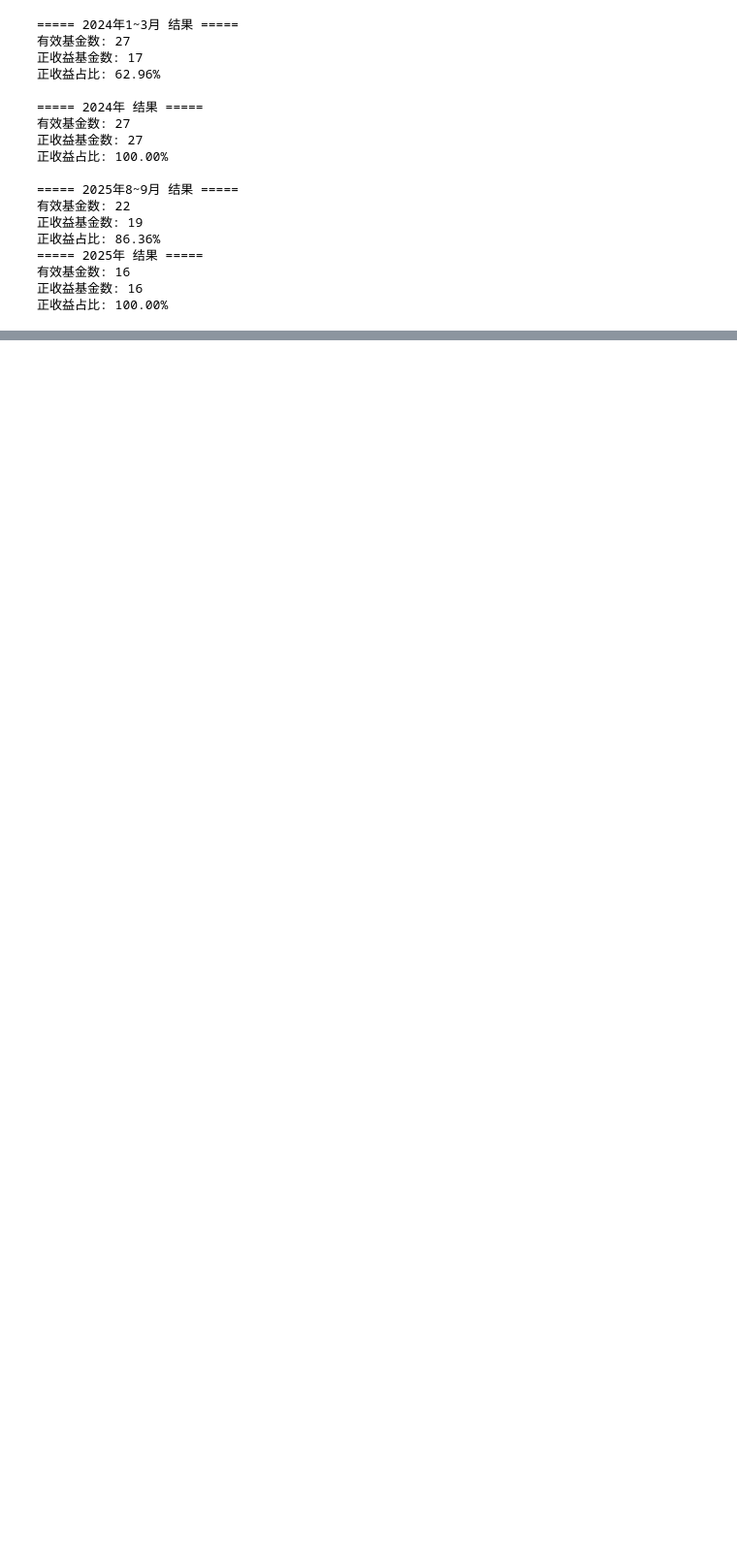
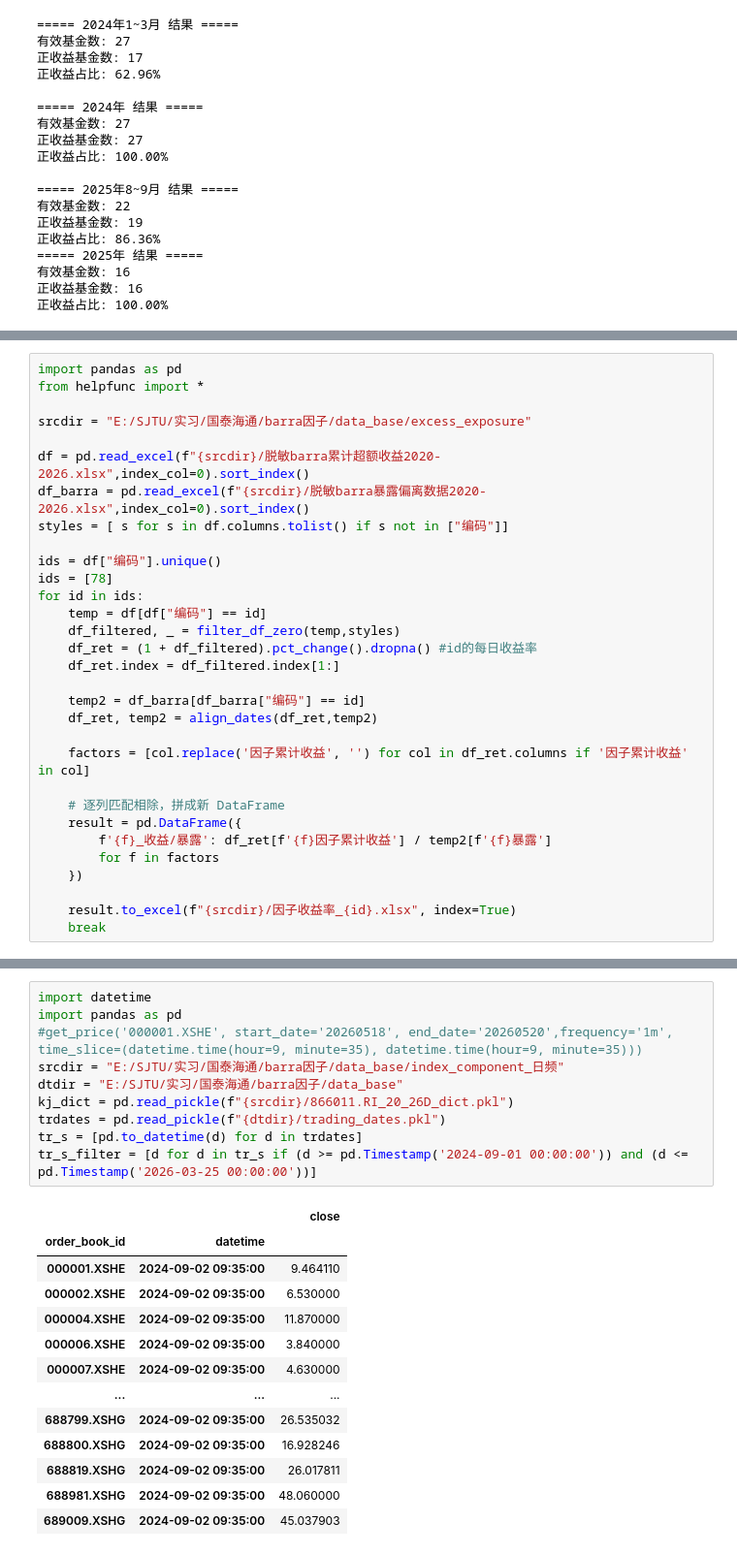
Before and after one commit to LeeSXS23456/REPOSITORY, a Jupyter notebook: data_extract.ipynb, the cells around one changed output, grey strips where cells are left out. Shown at 97% size. Cells and saved outputs as stored; diff of their text form; blank space fills up the shorter version.

```diff
--- a/data_extract.ipynb
+++ b/data_extract.ipynb
@@ -385,0 +692,31 @@ dtype: float64
+# %%
+import pandas as pd
+from helpfunc import *
+
+srcdir = "E:/SJTU/实习/国泰海通/barra因子/data_base/excess_exposure"
+
+df = pd.read_excel(f"{srcdir}/脱敏barra累计超额收益2020-2026.xlsx",index_col=0).sort_index()
+df_barra = pd.read_excel(f"{srcdir}/脱敏barra暴露偏离数据2020-2026.xlsx",index_col=0).sort_index()
+styles = [ s for s in df.columns.tolist() if s not in ["编码"]]
+
+ids = df["编码"].unique()
+ids = [78]
+for id in ids:
+    temp = df[df["编码"] == id]
+    df_filtered, _ = filter_df_zero(temp,styles)
+    df_ret = (1 + df_filtered).pct_change().dropna() #id的每日收益率
+    df_ret.index = df_filtered.index[1:]
+
+    temp2 = df_barra[df_barra["编码"] == id]
+    df_ret, temp2 = align_dates(df_ret,temp2)
+
+    factors = [col.replace('因子累计收益', '') for col in df_ret.columns if '因子累计收益' in col]
+
+    # 逐列匹配相除，拼成新 DataFrame
+    result = pd.DataFrame({
+        f'{f}_收益/暴露': df_ret[f'{f}因子累计收益'] / temp2[f'{f}暴露']
+        for f in factors
+    })
+
+    result.to_excel(f"{srcdir}/因子收益率_{id}.xlsx", index=True)
+    break
@@ -385,0 +725,24 @@ dtype: float64
+# %%
+import datetime
+import pandas as pd
+#get_price('000001.XSHE', start_date='20260518', end_date='20260520',frequency='1m', time_slice=(datetime.time(hour=9, minute=35), datetime.time(hour=9, minute=35)))
+srcdir = "E:/SJTU/实习/国泰海通/barra因子/data_base/index_component_日频"
+dtdir = "E:/SJTU/实习/国泰海通/barra因子/data_base"
+kj_dict = pd.read_pickle(f"{srcdir}/866011.RI_20_26D_dict.pkl")
+trdates = pd.read_pickle(f"{dtdir}/trading_dates.pkl")
+tr_s = [pd.to_datetime(d) for d in trdates]
+tr_s_filter = [d for d in tr_s if (d >= pd.Timestamp('2024-09-01 00:00:00')) and (d <= pd.Timestamp('2026-03-25 00:00:00'))]
+# %% [output]
+|  |  | close |
+| order_book_id | datetime |  |
+| 000001.XSHE | 2024-09-02 09:35:00 | 9.464110 |
+| 000002.XSHE | 2024-09-02 09:35:00 | 6.530000 |
+| 000004.XSHE | 2024-09-02 09:35:00 | 11.870000 |
+| 000006.XSHE | 2024-09-02 09:35:00 | 3.840000 |
+| 000007.XSHE | 2024-09-02 09:35:00 | 4.630000 |
+| ... | ... | ... |
+| 688799.XSHG | 2024-09-02 09:35:00 | 26.535032 |
+| 688800.XSHG | 2024-09-02 09:35:00 | 16.928246 |
+| 688819.XSHG | 2024-09-02 09:35:00 | 26.017811 |
+| 688981.XSHG | 2024-09-02 09:35:00 | 48.060000 |
+| 689009.XSHG | 2024-09-02 09:35:00 | 45.037903 |
```
Also changed, not shown: parts of 15 cells of this notebook.
